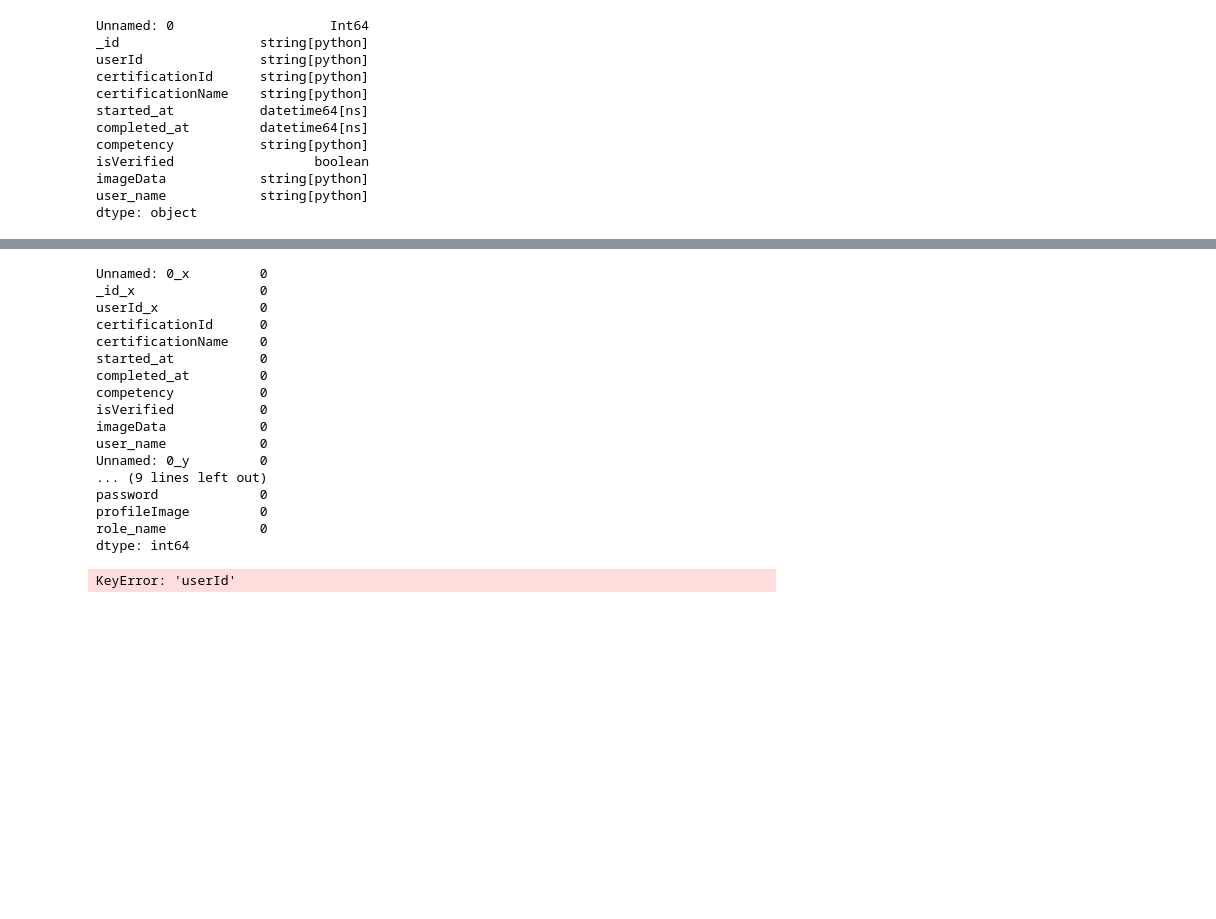
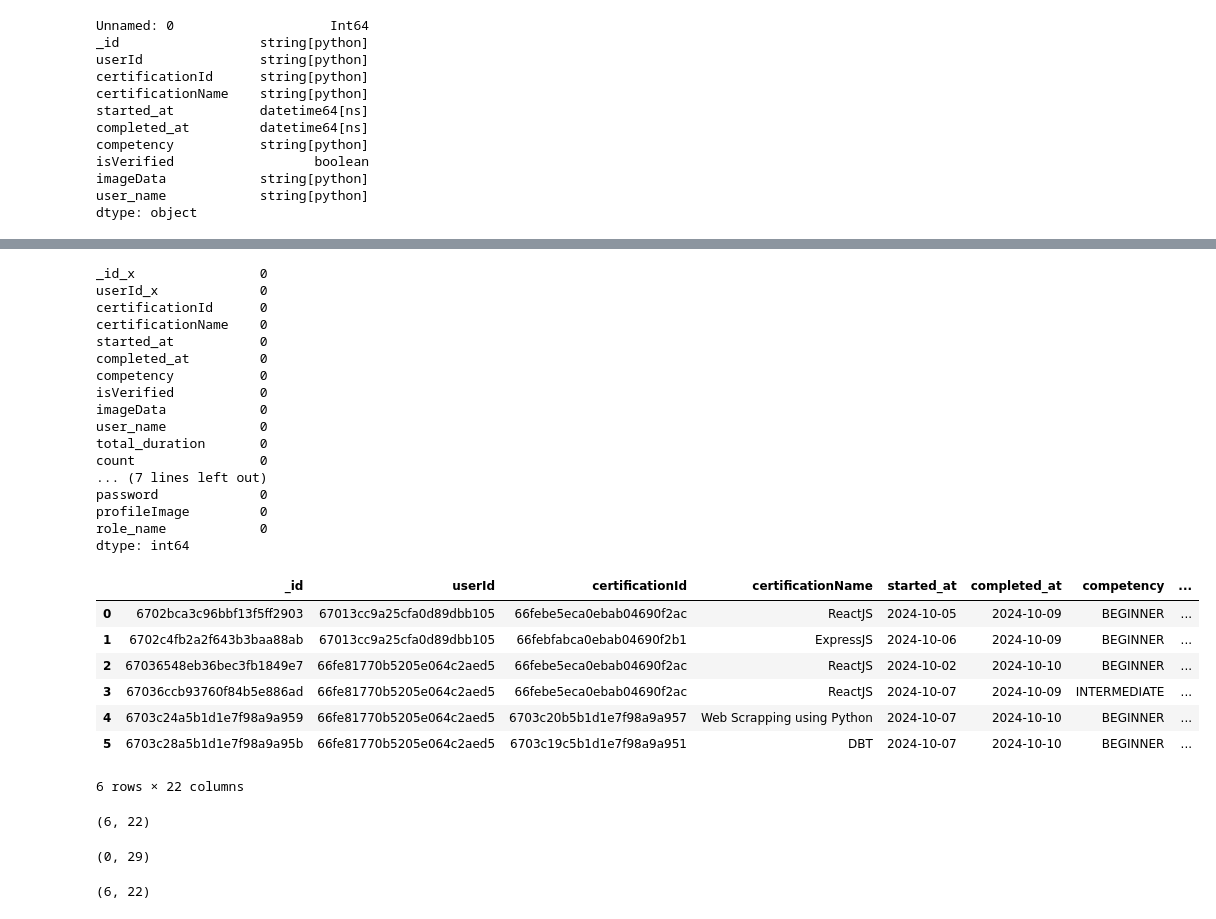
Before and after one commit to rithik18/fp, a Jupyter notebook: DataEngineering/mart/mart_user_certification.ipynb, the cells around one changed output, grey strips where cells are left out. Drawn from its saved outputs; the diff is of its cells as text; code cells hidden in the pictures; blank space fills up the shorter version.

Commit message:
mart_started_some_bug

```diff
--- a/DataEngineering/mart/mart_user_certification.ipynb
+++ b/DataEngineering/mart/mart_user_certification.ipynb
@@ -107,4 +111,3 @@ roles_df.head()
 
 merged_df=df.merge(roles_df,left_on='userId',right_on='_id')
 merged_df.shape
-df=merged_df
@@ -120,7 +126,6 @@ roles_df.head()
 # %%
 df.isnull().sum()
 # %% [output]
-Unnamed: 0_x         0
 _id_x                0
 userId_x             0
 certificationId      0
@@ -131,8 +136,9 @@ competency           0
 isVerified           0
 imageData            0
 user_name            0
-Unnamed: 0_y         0
-... (9 lines left out)
+total_duration       0
+count                0
+... (7 lines left out)
 password             0
 profileImage         0
 role_name            0
@@ -141,14 +147,30 @@ dtype: int64
 df.drop(['_id_y','userId_y',],inplace=True,axis=1)
 # %%
 df.drop(['Unnamed: 0_y','Unnamed: 0_x',],inplace=True,axis=1)
+# %%
+df.rename({"_id_x":"_id","userId_x":"userId"},axis=1)
+# %% [output]
+|  | _id | userId | certificationId | certificationName | started_at | completed_at | competency | ... |
+| 0 | 6702bca3c96bbf13f5ff2903 | 67013cc9a25cfa0d89dbb105 | 66febe5eca0ebab04690f2ac | ReactJS | 2024-10-05 | 2024-10-09 | BEGINNER | ... |
+| 1 | 6702c4fb2a2f643b3baa88ab | 67013cc9a25cfa0d89dbb105 | 66febfabca0ebab04690f2b1 | ExpressJS | 2024-10-06 | 2024-10-09 | BEGINNER | ... |
+| 2 | 67036548eb36bec3fb1849e7 | 66fe81770b5205e064c2aed5 | 66febe5eca0ebab04690f2ac | ReactJS | 2024-10-02 | 2024-10-10 | BEGINNER | ... |
+| 3 | 67036ccb93760f84b5e886ad | 66fe81770b5205e064c2aed5 | 66febe5eca0ebab04690f2ac | ReactJS | 2024-10-07 | 2024-10-09 | INTERMEDIATE | ... |
+| 4 | 6703c24a5b1d1e7f98a9a959 | 66fe81770b5205e064c2aed5 | 6703c20b5b1d1e7f98a9a957 | Web Scrapping using Python | 2024-10-07 | 2024-10-10 | BEGINNER | ... |
+| 5 | 6703c28a5b1d1e7f98a9a95b | 66fe81770b5205e064c2aed5 | 6703c19c5b1d1e7f98a9a951 | DBT | 2024-10-07 | 2024-10-10 | BEGINNER | ... |
+6 rows × 22 columns
 # %%
-df.rename()
+df.shape
+# %% [output]
+(6, 22)
 # %%
-merged_df=df.merge(roles_df,left_on='userId',right_on='certificationId')
+merged_df=df.merge(roles_df,left_on='userId_x',right_on='certificationId')
 merged_df.shape
-df=merged_df
 # %% [output]
-KeyError: 'userId'
+(0, 29)
+# %%
+df.shape
+# %% [output]
+(6, 22)
 # %%
 print("Original dtypes:")
 print(df.dtypes)
```
Also changed, not shown: parts of 5 cells of this notebook, 3 other files.
